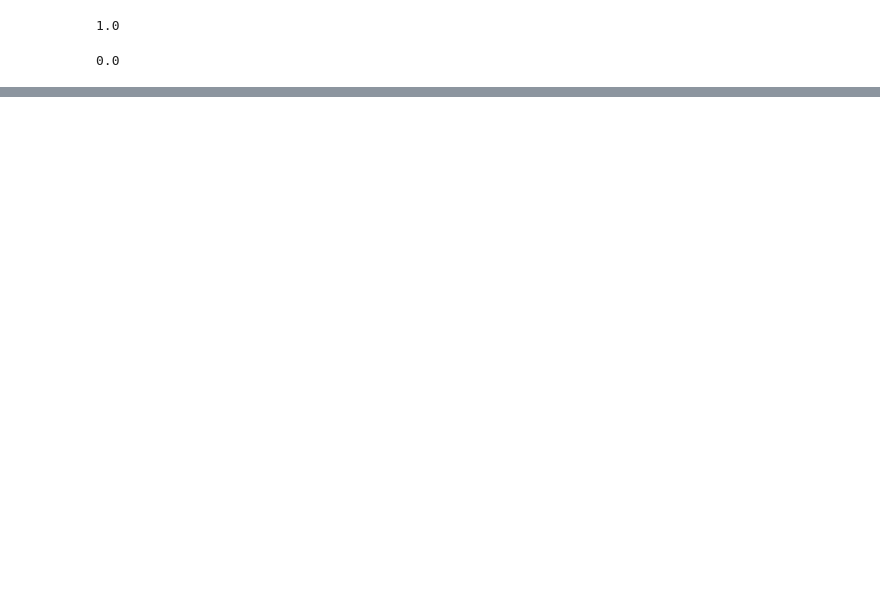
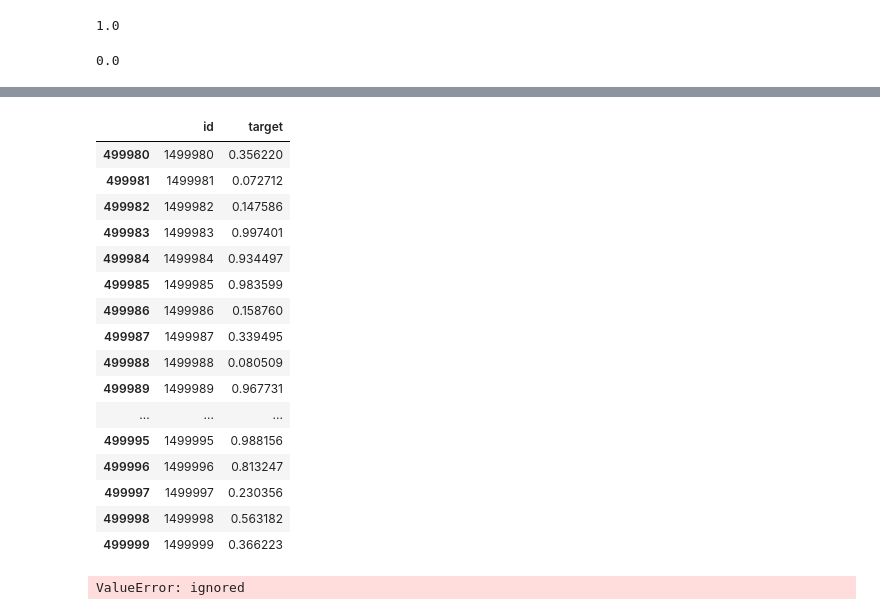
Before and after one commit to marpulli246/Data-Science, a Jupyter notebook: TabularPlaygroundSeries_Oct2021.ipynb, the cells around one changed output, grey strips where cells are left out. Drawn from its saved outputs; the diff is of its cells as text; code cells hidden in the pictures; blank space fills up the shorter version.

```diff
--- a/TabularPlaygroundSeries_Oct2021.ipynb
+++ b/TabularPlaygroundSeries_Oct2021.ipynb
@@ -151,0 +144,17 @@ clf = MLPClassifier(random_state=1, max_iter=100).fit(x_train, y)
+# %%
+# first neural network with keras tutorial
+from numpy import loadtxt
+from keras.models import Sequential
+from keras.layers import Dense
+# define the keras model
+model = Sequential()
+model.add(Dense(8, input_dim=285,kernel_initializer='normal', activation='relu'))
+model.add(Dense(8, kernel_initializer='normal', activation='relu'))
+model.add(Dense(1, activation='sigmoid'))
+# compile the keras model
+model.compile(loss='binary_crossentropy', optimizer='sgd', metrics=['accuracy'])
+# fit the keras model on the dataset
+model.fit(x_tr, y_tr, epochs=6, batch_size=10)
+# evaluate the keras model
+_, accuracy = model.evaluate(x_tr, y_tr)
+print('Accuracy: %.2f' % (accuracy*100))
@@ -160,0 +266,2 @@ array([0, 0, 0, ..., 0, 0, 0])
+# %%
+preds = model.predict(xt)
@@ -161,2 +278,33 @@ array([0, 0, 0, ..., 0, 0, 0])
+# %%
+#Submission file creation
+submission = pd.read_csv('/content/sample_submission.csv')
+#submission["target"] = preds[:, -1]
+submission["target"] = preds
+submission.to_csv("submission.csv", index=False)
+submission.tail(20)
+# %% [output]
+|  | id | target |
+| 499980 | 1499980 | 0.356220 |
+| 499981 | 1499981 | 0.072712 |
+| 499982 | 1499982 | 0.147586 |
+| 499983 | 1499983 | 0.997401 |
+| 499984 | 1499984 | 0.934497 |
+| 499985 | 1499985 | 0.983599 |
+| 499986 | 1499986 | 0.158760 |
+| 499987 | 1499987 | 0.339495 |
+| 499988 | 1499988 | 0.080509 |
+| 499989 | 1499989 | 0.967731 |
+| ... | ... | ... |
+| 499995 | 1499995 | 0.988156 |
+| 499996 | 1499996 | 0.813247 |
+| 499997 | 1499997 | 0.230356 |
+| 499998 | 1499998 | 0.563182 |
+| 499999 | 1499999 | 0.366223 |
+# %%
+from sklearn.metrics import roc_auc_score
+auc1 = roc_auc_score(preds, model.predict(xt))
+#auc2 = roc_auc_score(y, clf.decision_function(xt))
+# %% [output]
+ValueError: ignored
 # %%
 pca = PCA(n_components=95)
```
Also changed, not shown: parts of 44 cells of this notebook.
